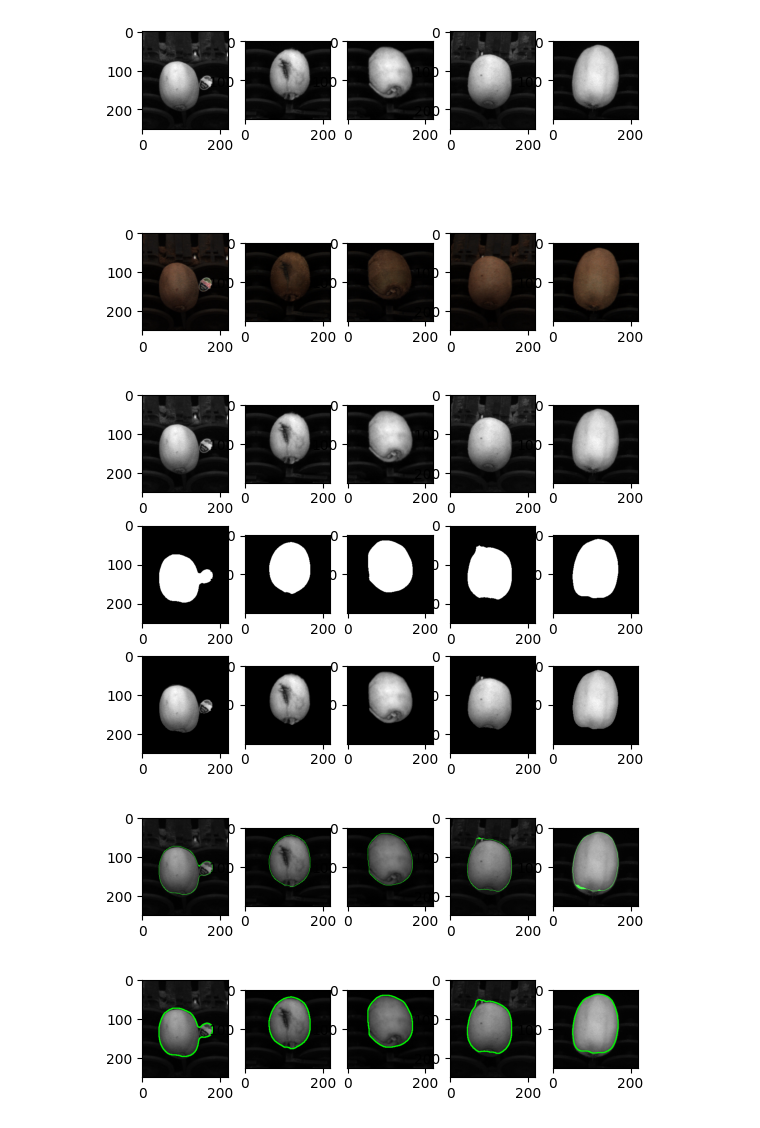
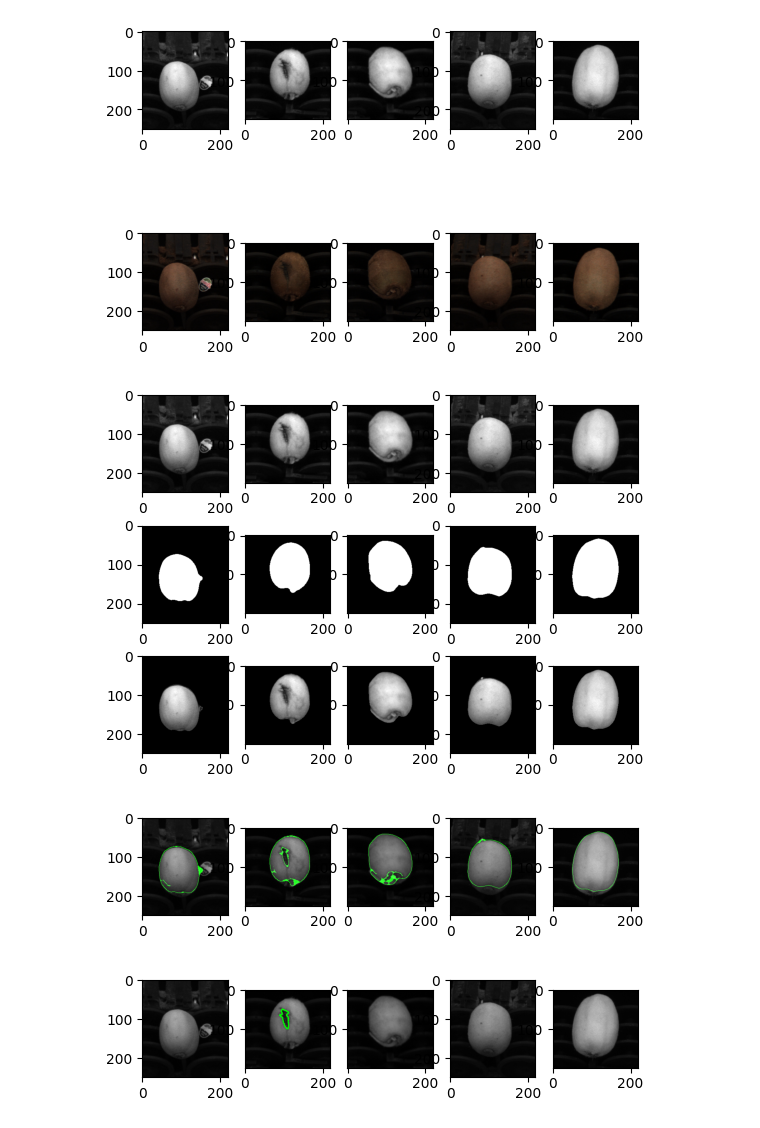
Before and after one commit to MirkoLegnini/Computer-Vision, a Jupyter notebook: Computer_Vision_Project.ipynb, the cells around one changed output. Cells and saved outputs as stored; diff of their text form; code cells hidden in the pictures.

```diff
--- a/Computer_Vision_Project.ipynb
+++ b/Computer_Vision_Project.ipynb
@@ -280,13 +280,15 @@ plt.show()
 def create_binary_mask_2(img, r, min_perc, max_perc):
     img_blurred = cv2.GaussianBlur(np.copy(img), [0,0], 2, None, 2)     # gaussian filtering, sigma fine tuned
     gamma_img = exponential_operator(np.copy(img_blurred), r)
-    hist,bins = np.histogram(img_blurred.flatten(),256,[0,256])
+    hist,bins = np.histogram(gamma_img.flatten(),256,[0,256])
 
     transformed_img = linear_stretching(gamma_img, hist, min_perc, max_perc)
 
     thresh, thres_transformed_image = cv2.threshold(transformed_img, 127, 255, cv2.THRESH_BINARY+cv2.THRESH_OTSU)    #thresholding on transformed image
 
     filled_img=cv2.medianBlur(np.copy(thres_transformed_image), 13)
+    erode_kernel = cv2.getStructuringElement(cv2.MORPH_ELLIPSE, (11,11))
+    filled_img = cv2.morphologyEx(filled_img, cv2.MORPH_ERODE, erode_kernel)
 
     params = cv2.SimpleBlobDetector_Params()            # create parameters for blob detection
     params.filterByArea = False
@@ -300,6 +302,7 @@ def create_binary_mask_2(img, r, min_perc, max_perc):
     params.filterByConvexity = False
     params.filterByColor = True
     params.blobColor = 255
+
     detector = cv2.SimpleBlobDetector_create(params)
     keypoints = detector.detect(filled_img)             # find key points for blobs
 
@@ -313,15 +316,27 @@ def create_binary_mask_2(img, r, min_perc, max_perc):
     for pt in points:                                   # flood fill eventual holes in the apple
         cv2.floodFill(filled_img, None, tuple(pt.astype(int)), 0)
 
+    dilate_kernel = cv2.getStructuringElement(cv2.MORPH_ELLIPSE, (13,13))
+    filled_img = cv2.morphologyEx(filled_img, cv2.MORPH_DILATE, dilate_kernel)
+
+    params.blobColor = 0
+    params.minArea = 1
+    detector = cv2.SimpleBlobDetector_create(params)
+    keypoints = detector.detect(filled_img)             # find key points for blobs
+
+    points = cv2.KeyPoint_convert(keypoints)
+    for pt in points:                                   # flood fill eventual holes in the apple
+        cv2.floodFill(filled_img, None, tuple(pt.astype(int)), 255)
+
     return filled_img
 
 binary_masks = []
 
 for i in range (5):
     ## Parameter declaration for light transformations
-    min_perc=10
-    max_perc=70
-    r=1.3
+    min_perc = 10
+    max_perc = 85
+    r = 1
 
     binary_mask = create_binary_mask_2(np.copy(imgs[i]), r, min_perc, max_perc)
     img_masked = cv2.bitwise_and(binary_mask, imgs[i])
@@ -335,7 +350,7 @@ for i in range (5):
     plt.imshow(img_masked, cmap = 'gray')
 plt.show()
 # %% [output]
-[figure, old version]
+[figure, new version]
 # %%
 edges_kernel = cv2.getStructuringElement(cv2.MORPH_ELLIPSE, (7,7))
 canny_threshold_high = 120
@@ -359,18 +374,18 @@ for i in range (5):
     plt.imshow(img, cmap = 'gray')
 plt.show()
 # %% [output]
-[figure, old version]
+[figure, new version]
 # %%
 for i in range (5):
     contours, hierarchy = cv2.findContours(edges[i], cv2.RETR_CCOMP, cv2.CHAIN_APPROX_NONE)
     img = cv2.merge([imgs[i], imgs[i], imgs[i]])
     for k in range(len(contours)):
         opened =  hierarchy[0][k][2]<0
-        if (not opened) and cv2.contourArea(contours[k])<20000:
+        if (not opened) and cv2.contourArea(contours[k])<5000:
             cv2.drawContours(img, contours, k, (0,255,0), 2)
 
     plt.subplot(1,5,i+1)
     plt.imshow(img)
 plt.show()
 # %% [output]
-[figure, old version]
+[figure, new version]
```
Also changed, not shown: 5 other files.
